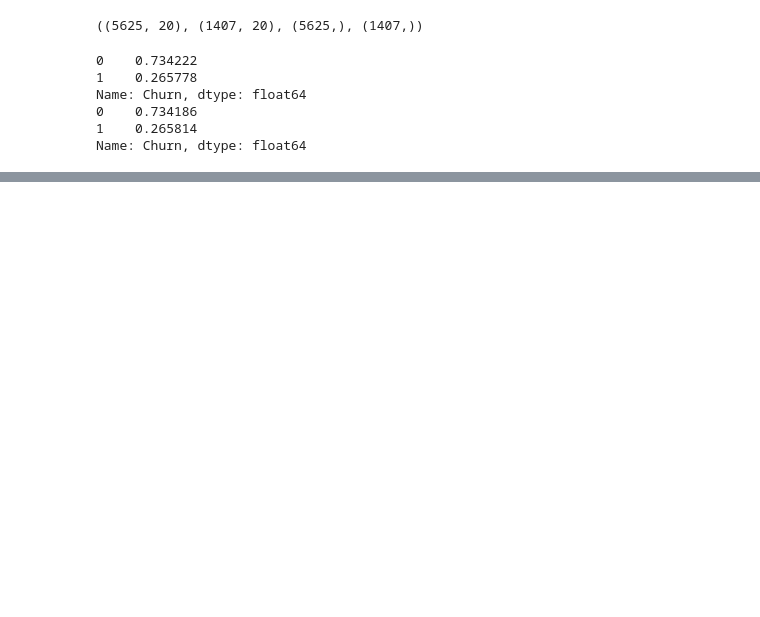
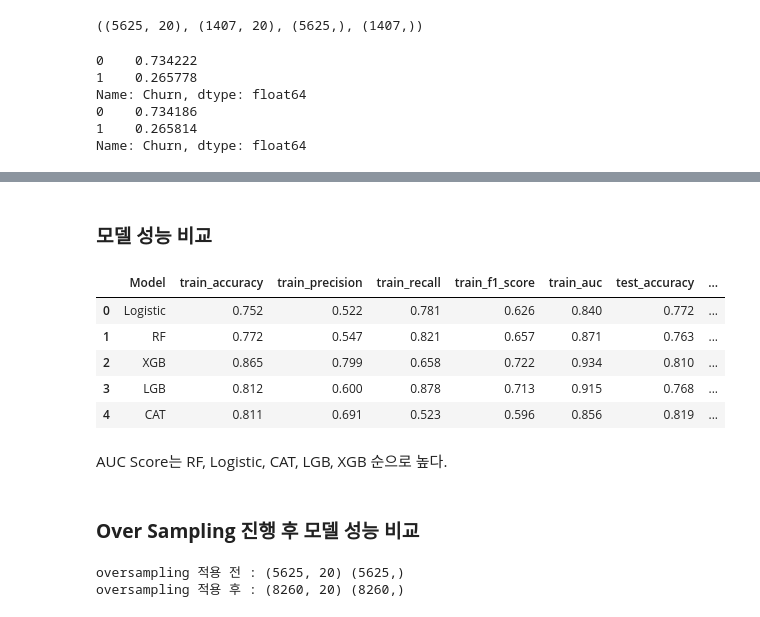
Before and after one commit to maengg/Customer_churn, a Jupyter notebook: Customer_churn.ipynb, the cells around one changed output, grey strips where cells are left out. Saved outputs shown, nothing was run; the diff lists cells and outputs as text; code cells hidden in the pictures; blank space fills up the shorter version.

```diff
--- a/Customer_churn.ipynb
+++ b/Customer_churn.ipynb
@@ -704,0 +659,69 @@ result_report(train_preds, test_preds, y_train_over ,y_test)
+# %%
+# 모델 성능 비교표 만드는 함수.
+def result_report(model_names, train_preds, test_preds, train_probas, test_probas, y_train_true, y_test_true) :
+
+  train_acc = []
+  train_precision = []
+  train_recall = []
+  train_f1_score = []
+  train_auc = []
+
+  test_acc = []
+  test_precision = []
+  test_recall = []
+  test_f1_score = []
+  test_auc = []
+
+  for train, test, train_proba, test_proba in zip(train_preds, test_preds, train_probas, test_probas):
+    train_acc.append(f'{accuracy_score(y_train_true, train):.3f}')
+    train_precision.append(f'{precision_score(y_train_true, train):.3f}')
+    train_recall.append(f'{recall_score(y_train_true, train):.3f}')
+    train_f1_score.append(f'{f1_score(y_train_true, train):.3f}')
+    train_auc.append(f'{roc_auc_score(y_train_true, train_proba):.3f}')
+
+    test_acc.append(f'{accuracy_score(y_test_true, test):.3f}')
+    test_precision.append(f'{precision_score(y_test_true, test):.3f}')
+    test_recall.append(f'{recall_score(y_test_true, test):.3f}')
+    test_f1_score.append(f'{f1_score(y_test_true, test):.3f}')
+    test_auc.append(f'{roc_auc_score(y_test_true, test_proba):.3f}')
+
+  report = pd.DataFrame({'Model' : model_names, 'train_accuracy' : train_acc, 'train_precision' : train_precision, 'train_recall' : train_recall,
+                         'train_f1_score' : train_f1_score, 'train_auc' : train_auc,'test_accuracy' : test_acc, 'test_precision' : test_precision, 'test_recall' : test_recall,
+                         'test_f1_score' : test_f1_score, 'test_auc' : test_auc })
+
+  return report
+# %% [markdown]
+### **모델 성능 비교**
+# %%
+# 모델 성능 비교
+model_names = ['Logistic', 'RF', 'XGB', 'LGB', 'CAT']
+train_preds = [log_pred_train, rf_pred_train, xgb_pred_train, lgb_pred_train, cat_pred_train]
+test_preds = [log_pred_test, rf_pred_test, xgb_pred_test, lgb_pred_test, cat_pred_test]
+train_pobas = [log_proba_train, rf_proba_train, xgb_proba_train, lgb_proba_train, cat_proba_train]
+test_probas = [log_proba_test, rf_proba_test, xgb_proba_test, lgb_proba_test, cat_proba_test]
+
+
+result = result_report(model_names, train_preds, test_preds, train_pobas, test_probas, y_train ,y_test)
+result
+# %% [output]
+|  | Model | train_accuracy | train_precision | train_recall | train_f1_score | train_auc | test_accuracy | ... |
+| 0 | Logistic | 0.752 | 0.522 | 0.781 | 0.626 | 0.840 | 0.772 | ... |
+| 1 | RF | 0.772 | 0.547 | 0.821 | 0.657 | 0.871 | 0.763 | ... |
+| 2 | XGB | 0.865 | 0.799 | 0.658 | 0.722 | 0.934 | 0.810 | ... |
+| 3 | LGB | 0.812 | 0.600 | 0.878 | 0.713 | 0.915 | 0.768 | ... |
+| 4 | CAT | 0.811 | 0.691 | 0.523 | 0.596 | 0.856 | 0.819 | ... |
+# %% [markdown]
+AUC Score는 RF, Logistic, CAT, LGB, XGB 순으로 높다.
+# %% [markdown]
+### **Over Sampling 진행 후 모델 성능 비교**
+# %%
+# oversampling 진행.
+oversample = SMOTE(random_state=2)
+
+X_train_res, y_train_res = oversample.fit_resample(X_train_preprocessed , y_train)
+
+print('oversampling 적용 전 :', X_train.shape, y_train.shape)
+print('oversampling 적용 후 :', X_train_res.shape, y_train_res.shape)
+# %% [output]
+oversampling 적용 전 : (5625, 20) (5625,)
+oversampling 적용 후 : (8260, 20) (8260,)
```
Also changed, not shown: parts of 65 cells of this notebook.
